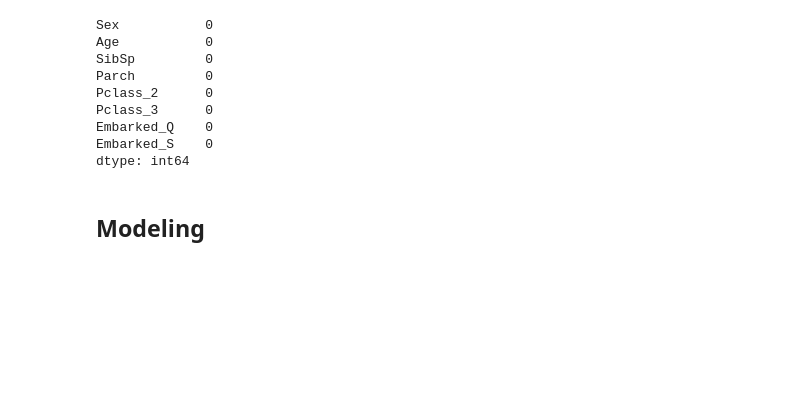
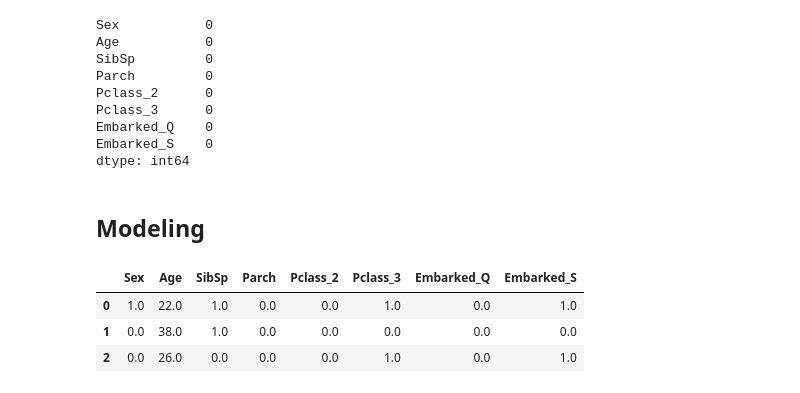
Before and after one commit to lkarjun/Titanic, a Jupyter notebook: titanic.ipynb, the cells around one changed output. Cells and saved outputs as stored; diff of their text form; code cells hidden in the pictures; blank space fills up the shorter version.

```diff
--- a/titanic.ipynb
+++ b/titanic.ipynb
@@ -199,3 +199,10 @@ Embarked_S    0
 dtype: int64
 # %% [markdown]
 ## Modeling
+# %%
+features.head(3)
+# %% [output]
+|  | Sex | Age | SibSp | Parch | Pclass_2 | Pclass_3 | Embarked_Q | Embarked_S |
+| 0 | 1.0 | 22.0 | 1.0 | 0.0 | 0.0 | 1.0 | 0.0 | 1.0 |
+| 1 | 0.0 | 38.0 | 1.0 | 0.0 | 0.0 | 0.0 | 0.0 | 0.0 |
+| 2 | 0.0 | 26.0 | 0.0 | 0.0 | 0.0 | 1.0 | 0.0 | 1.0 |
```
Also changed, not shown: parts of 1 cell of this notebook.
